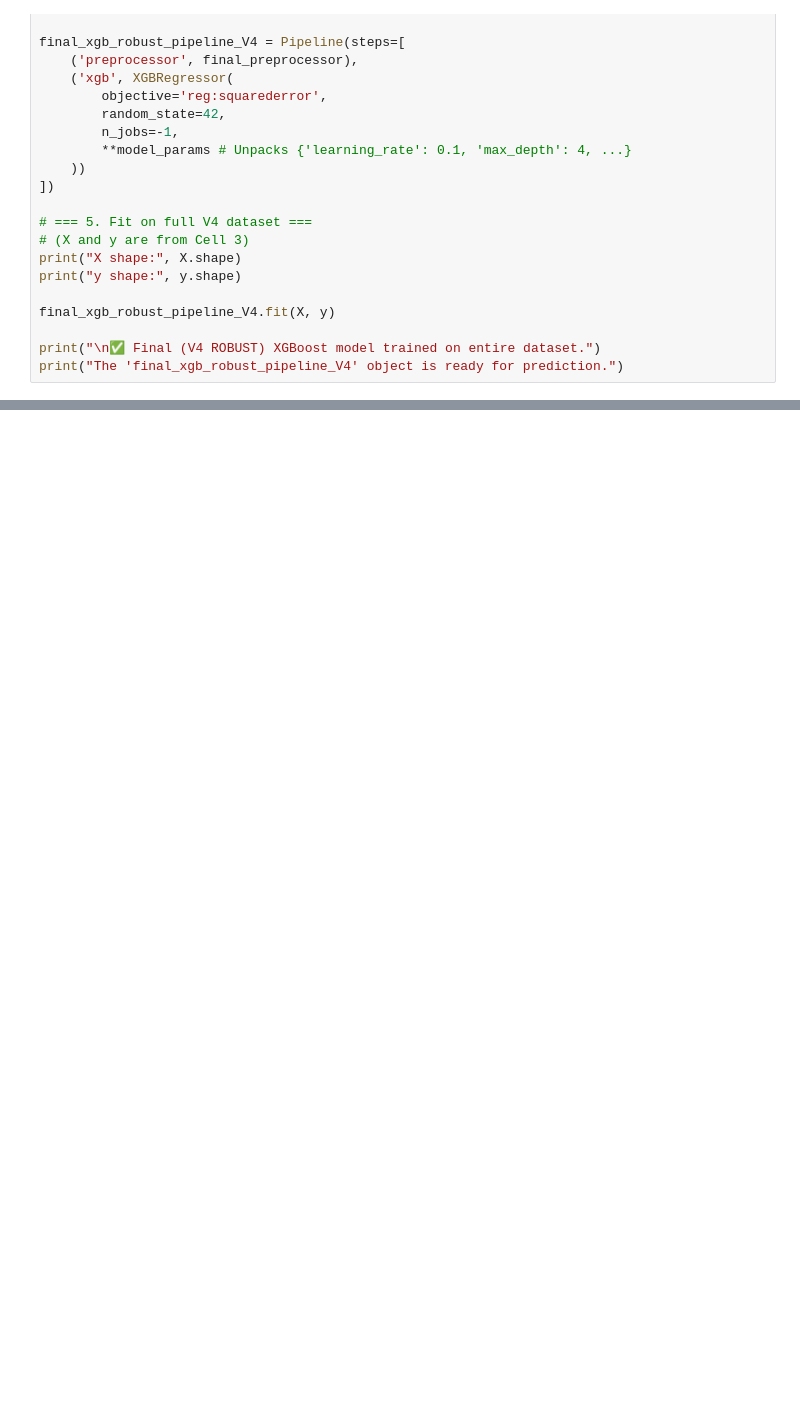
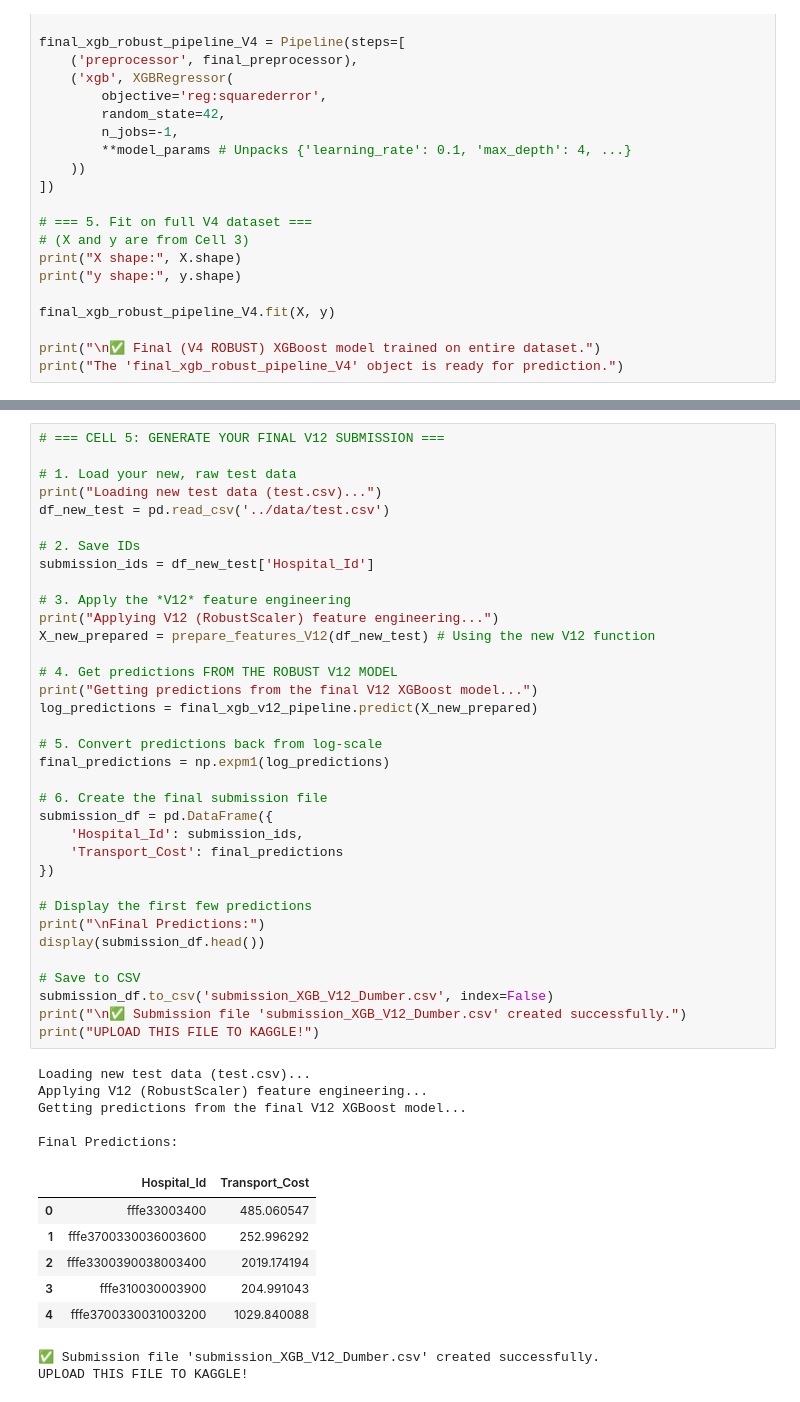
Before and after one commit to kartikeya-dimri/Medical-Equipments-Cost-Prediction, a Jupyter notebook: notebooks/clean.ipynb, the cells around one changed output, grey strips where cells are left out. Saved outputs shown, nothing was run; the diff lists cells and outputs as text; blank space fills up the shorter version.

```diff
--- a/notebooks/clean.ipynb
+++ b/notebooks/clean.ipynb
@@ -2044,0 +2983,49 @@ THIS IS THE ONE. UPLOAD THIS FILE TO KAGGLE!
+# %%
+# === CELL 5: GENERATE YOUR FINAL V12 SUBMISSION ===
+
+# 1. Load your new, raw test data
+print("Loading new test data (test.csv)...")
+df_new_test = pd.read_csv('../data/test.csv')
+
+# 2. Save IDs
+submission_ids = df_new_test['Hospital_Id']
+
+# 3. Apply the *V12* feature engineering
+print("Applying V12 (RobustScaler) feature engineering...")
+X_new_prepared = prepare_features_V12(df_new_test) # Using the new V12 function
+
+# 4. Get predictions FROM THE ROBUST V12 MODEL
+print("Getting predictions from the final V12 XGBoost model...")
+log_predictions = final_xgb_v12_pipeline.predict(X_new_prepared)
+
+# 5. Convert predictions back from log-scale
+final_predictions = np.expm1(log_predictions)
+
+# 6. Create the final submission file
+submission_df = pd.DataFrame({
+    'Hospital_Id': submission_ids,
+    'Transport_Cost': final_predictions
+})
+
+# Display the first few predictions
+print("\nFinal Predictions:")
+display(submission_df.head())
+
+# Save to CSV
+submission_df.to_csv('submission_XGB_V12_Dumber.csv', index=False)
+print("\n✅ Submission file 'submission_XGB_V12_Dumber.csv' created successfully.")
+print("UPLOAD THIS FILE TO KAGGLE!")
+# %% [output]
+Loading new test data (test.csv)...
+Applying V12 (RobustScaler) feature engineering...
+Getting predictions from the final V12 XGBoost model...
+
+Final Predictions:
+|  | Hospital_Id | Transport_Cost |
+| 0 | fffe33003400 | 485.060547 |
+| 1 | fffe3700330036003600 | 252.996292 |
+| 2 | fffe3300390038003400 | 2019.174194 |
+| 3 | fffe310030003900 | 204.991043 |
+| 4 | fffe3700330031003200 | 1029.840088 |
+✅ Submission file 'submission_XGB_V12_Dumber.csv' created successfully.
+UPLOAD THIS FILE TO KAGGLE!
```
Also changed, not shown: parts of 24 cells of this notebook, 5 other files.
